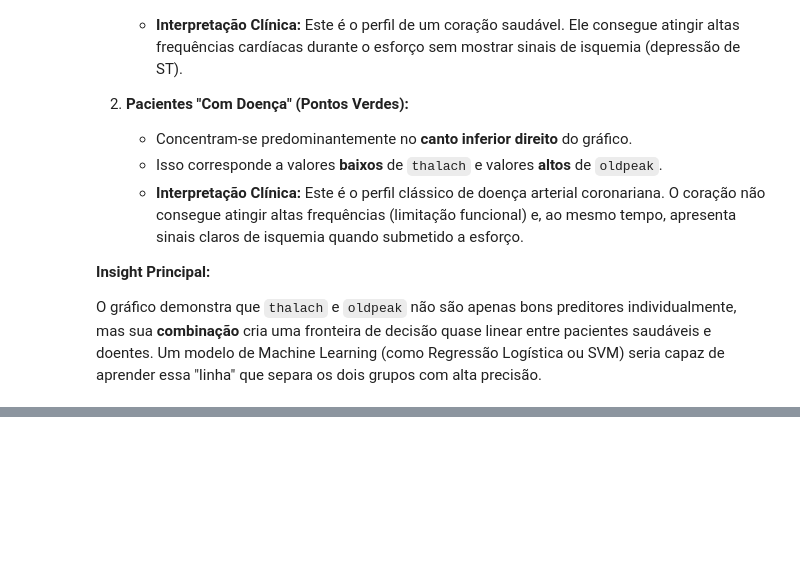
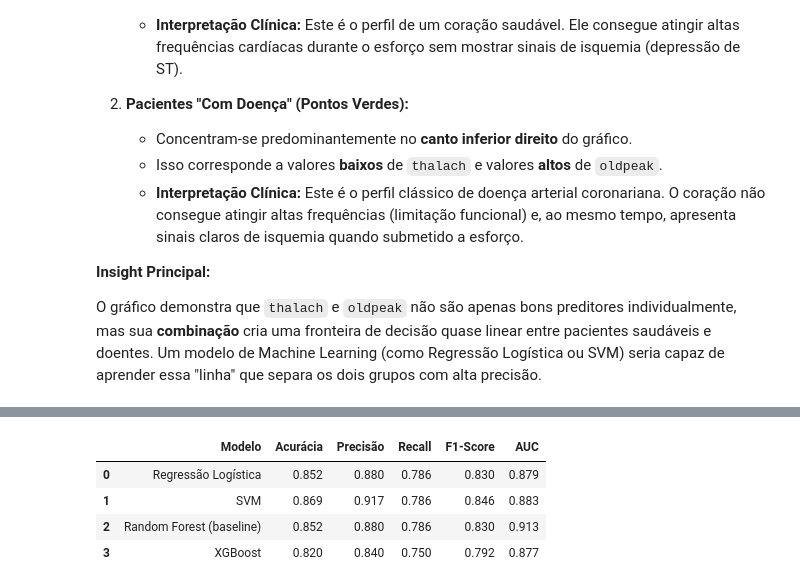
Before and after one commit to marcospontoexe/PUC, a Jupyter notebook: 16-IA aplicada à Saúde/atividade somativa 1/Diagnóstico_de_Doenças_Cardiovasculares_usando_Machine_Learning.ipynb, the cells around one changed output, grey strips where cells are left out. Cells and saved outputs as stored; diff of their text form; code cells hidden in the pictures; blank space fills up the shorter version.

```diff
--- a/16-IA aplicada à Saúde/atividade somativa 1/Diagnóstico_de_Doenças_Cardiovasculares_usando_Machine_Learning.ipynb
+++ b/16-IA aplicada à Saúde/atividade somativa 1/Diagnóstico_de_Doenças_Cardiovasculares_usando_Machine_Learning.ipynb
@@ -948,0 +1149,35 @@ Ranking de Performance dos Modelos:
+# %%
+# --- TABELA COMPARATIVA ---
+# Comparamos por várias métricas, não só acurácia: em diagnóstico médico o falso
+# negativo é o erro mais caro, e quem mede isso é o RECALL.
+
+modelos = {
+    'Regressão Logística': pipeline_lr,
+    'SVM': pipeline_svm,
+    'XGBoost': pipeline_xgb,
+    'Random Forest (baseline)': pipeline_rf
+}
+
+resultados = []
+for nome, modelo in modelos.items():
+    y_p = modelo.predict(X_test)
+    resultados.append({
+        'Modelo': nome,
+        'Acurácia': accuracy_score(y_test, y_p),
+        'Precisão': precision_score(y_test, y_p),
+        'Recall': recall_score(y_test, y_p),
+        'F1-Score': f1_score(y_test, y_p),
+        # AUC usa a probabilidade prevista, não a classe: mede a qualidade do
+        # ranking de risco em todos os limiares de decisão possíveis
+        'AUC': roc_auc_score(y_test, modelo.predict_proba(X_test)[:, 1])
+    })
+
+# Ordenado por RECALL, a métrica prioritária neste problema
+results = pd.DataFrame(resultados).sort_values('Recall', ascending=False).round(3)
+display(results.reset_index(drop=True))
+# %% [output]
+|  | Modelo | Acurácia | Precisão | Recall | F1-Score | AUC |
+| 0 | Regressão Logística | 0.852 | 0.880 | 0.786 | 0.830 | 0.879 |
+| 1 | SVM | 0.869 | 0.917 | 0.786 | 0.846 | 0.883 |
+| 2 | Random Forest (baseline) | 0.852 | 0.880 | 0.786 | 0.830 | 0.913 |
+| 3 | XGBoost | 0.820 | 0.840 | 0.750 | 0.792 | 0.877 |
```
Also changed, not shown: parts of 49 cells of this notebook, 10 other files.
